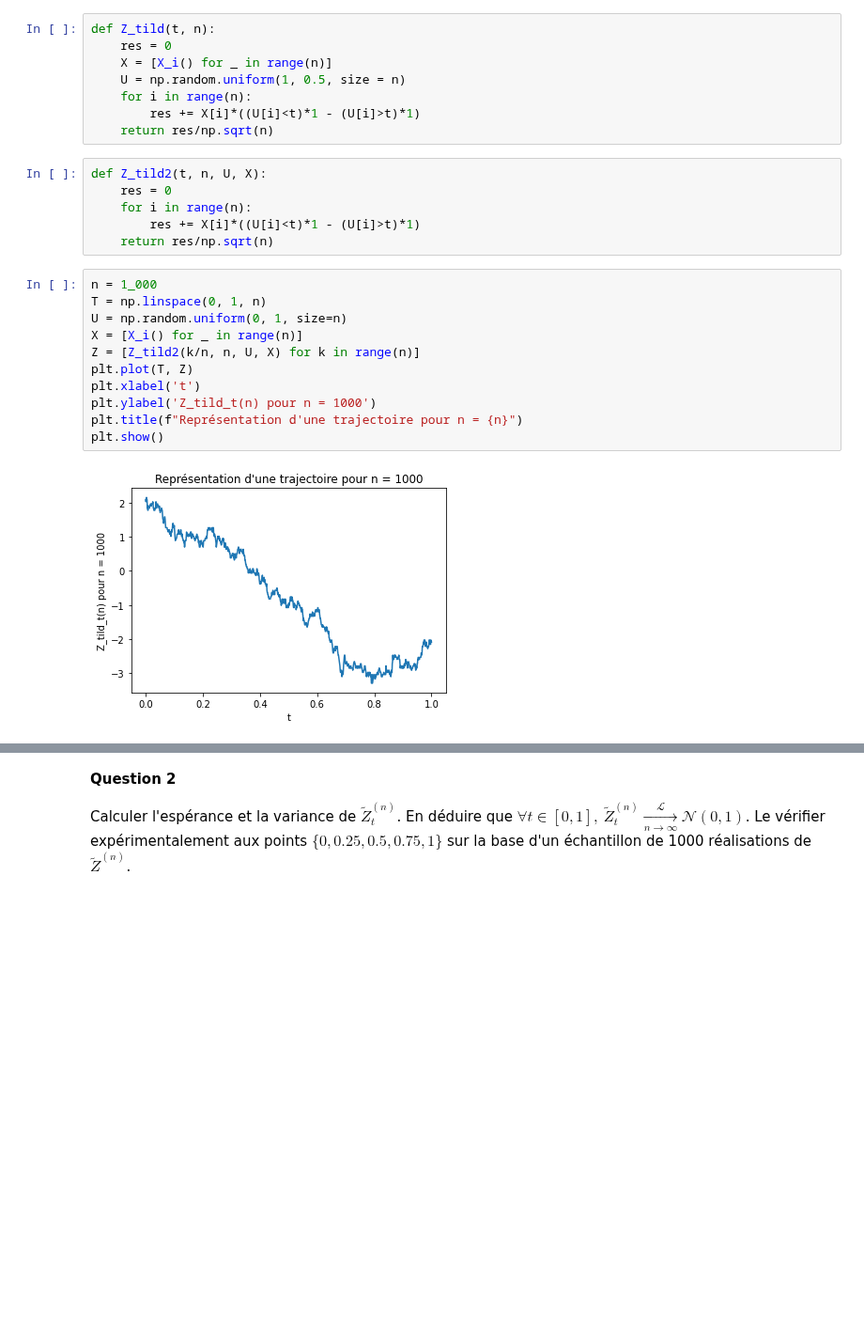
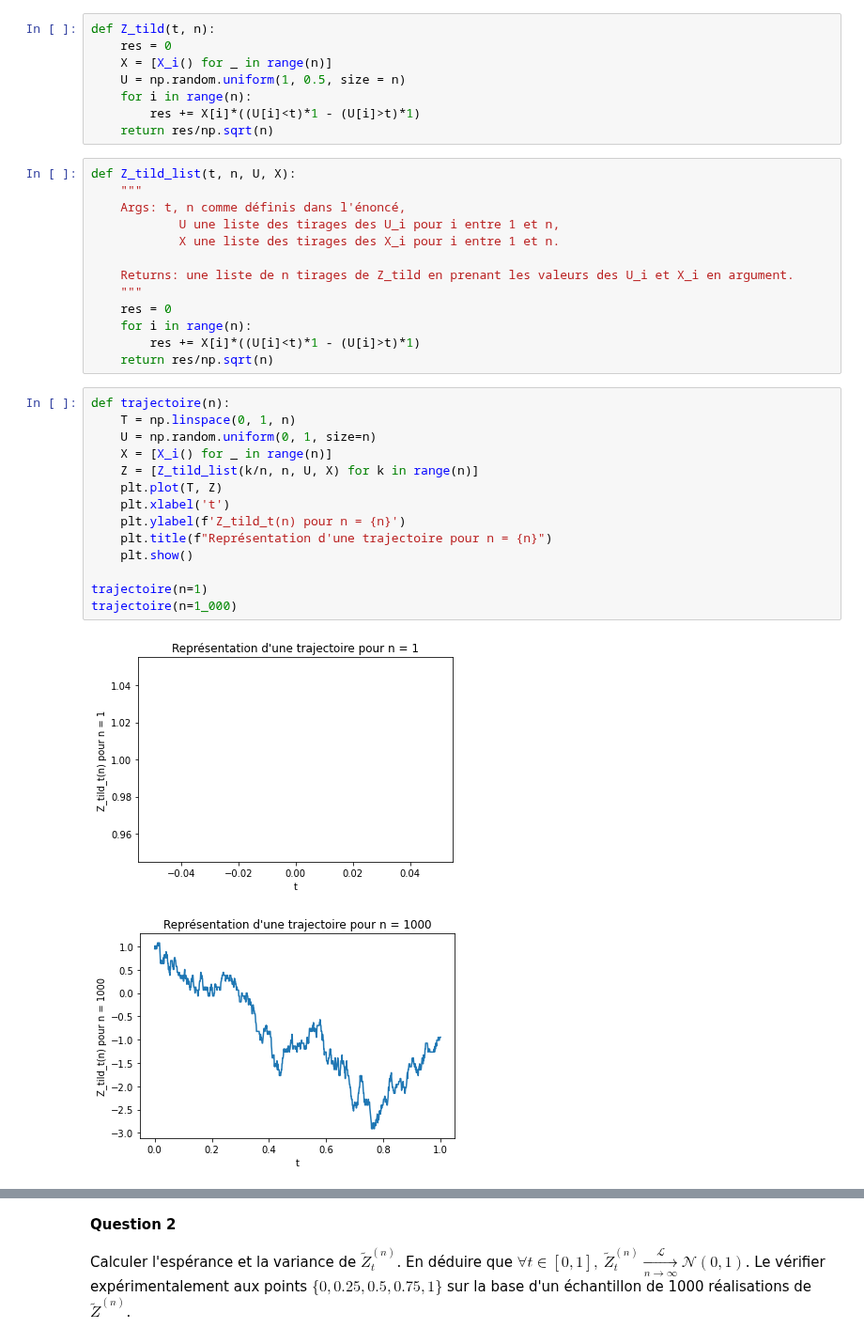
Before and after one commit to gabrielleberrada/projet_num_proba, a Jupyter notebook: Projet_numerique_de_Probabilités_2022 - enonce.ipynb, the cells around one changed output, grey strips where cells are left out. Shown at 94% size. Cells and saved outputs as stored; diff of their text form; blank space fills up the shorter version.

```diff
--- a/Projet_numerique_de_Probabilités_2022 - enonce.ipynb
+++ b/Projet_numerique_de_Probabilités_2022 - enonce.ipynb
@@ -239,21 +250,32 @@ def Z_tild(t, n):
         res += X[i]*((U[i]<t)*1 - (U[i]>t)*1)
     return res/np.sqrt(n)
 # %%
-def Z_tild2(t, n, U, X):
+def Z_tild_list(t, n, U, X):
+    """
+    Args: t, n comme définis dans l'énoncé,
+            U une liste des tirages des U_i pour i entre 1 et n,
+            X une liste des tirages des X_i pour i entre 1 et n.
+
+    Returns: une liste de n tirages de Z_tild en prenant les valeurs des U_i et X_i en argument.
+    """
     res = 0
     for i in range(n):
         res += X[i]*((U[i]<t)*1 - (U[i]>t)*1)
     return res/np.sqrt(n)
 # %%
-n = 1_000
-T = np.linspace(0, 1, n)
-U = np.random.uniform(0, 1, size=n)
-X = [X_i() for _ in range(n)]
-Z = [Z_tild2(k/n, n, U, X) for k in range(n)]
-plt.plot(T, Z)
-plt.xlabel('t')
-plt.ylabel('Z_tild_t(n) pour n = 1000')
-plt.title(f"Représentation d'une trajectoire pour n = {n}")
-plt.show()
+def trajectoire(n):
+    T = np.linspace(0, 1, n)
+    U = np.random.uniform(0, 1, size=n)
+    X = [X_i() for _ in range(n)]
+    Z = [Z_tild_list(k/n, n, U, X) for k in range(n)]
+    plt.plot(T, Z)
+    plt.xlabel('t')
+    plt.ylabel(f'Z_tild_t(n) pour n = {n}')
+    plt.title(f"Représentation d'une trajectoire pour n = {n}")
+    plt.show()
+
+trajectoire(n=1)
+trajectoire(n=1_000)
 # %% [output]
-[figure, old version]
+[figure, new version]
+[figure, added]
```
Also changed, not shown: parts of 22 cells of this notebook.
